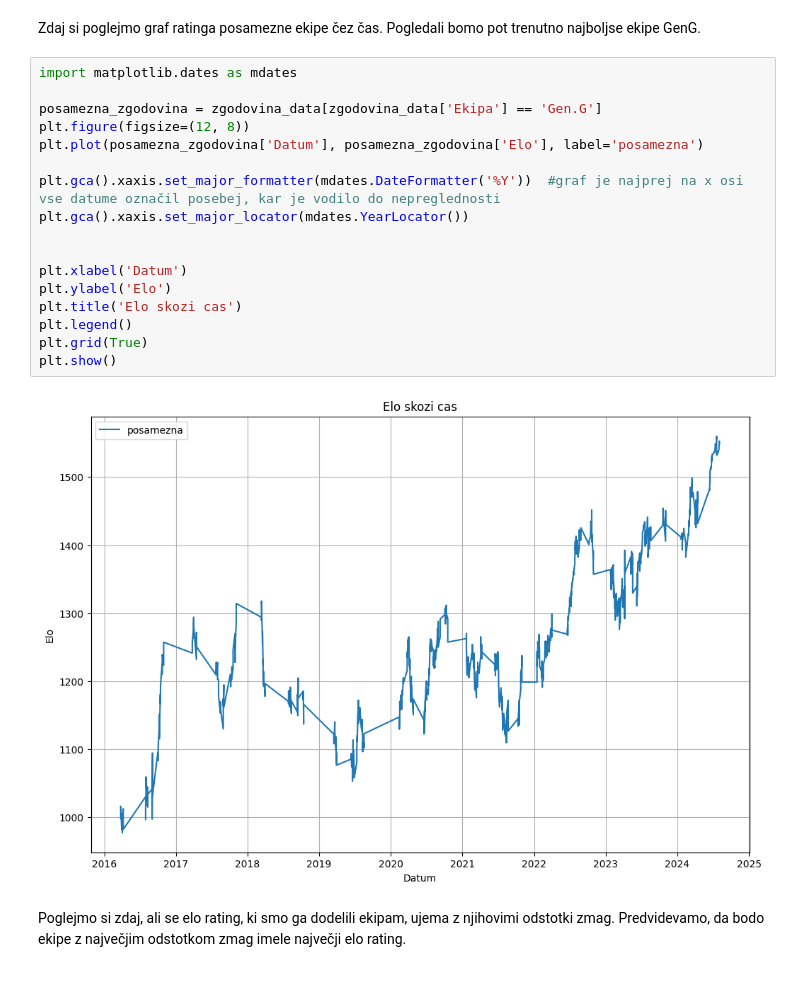
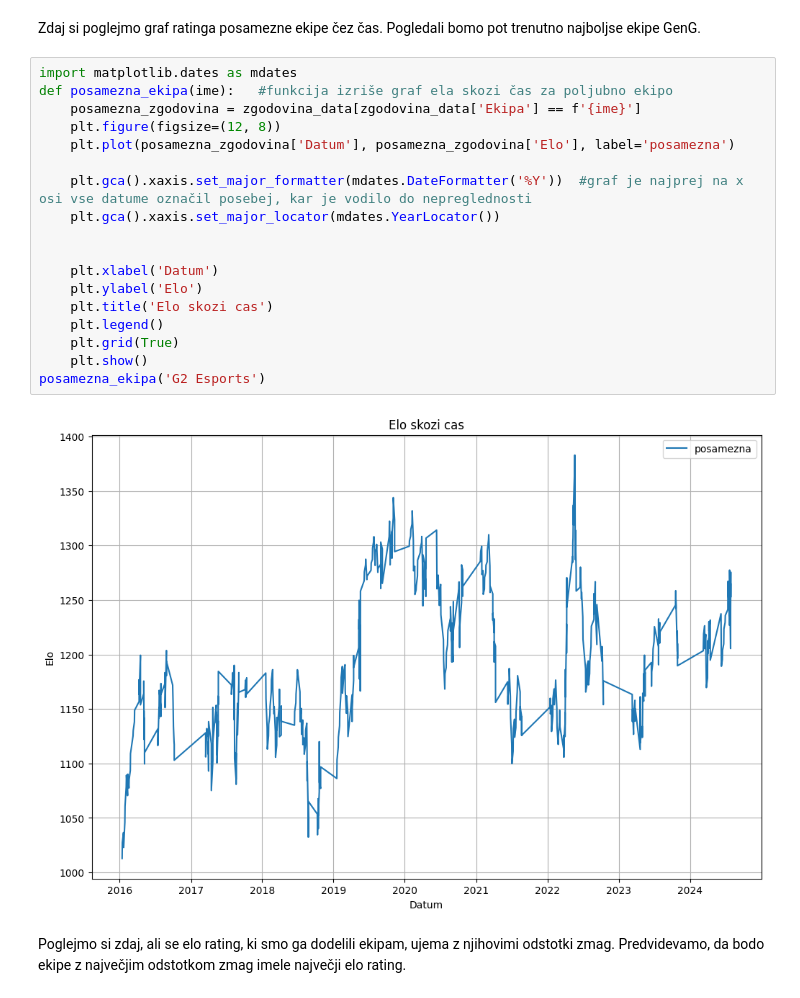
Before and after one commit to matijaderganc/League-of-Legends-Esports-Analysis, a Jupyter notebook: analiza.ipynb, the cells around one changed output. Saved outputs shown, nothing was run; the diff lists cells and outputs as text.

```diff
--- a/analiza.ipynb
+++ b/analiza.ipynb
@@ -160,23 +128,24 @@ elo_ratings_data
 Zdaj si poglejmo graf ratinga posamezne ekipe čez čas. Pogledali bomo pot trenutno najboljse ekipe GenG.
 # %%
 import matplotlib.dates as mdates
+def posamezna_ekipa(ime):   #funkcija izriše graf ela skozi čas za poljubno ekipo
+    posamezna_zgodovina = zgodovina_data[zgodovina_data['Ekipa'] == f'{ime}']
+    plt.figure(figsize=(12, 8))
+    plt.plot(posamezna_zgodovina['Datum'], posamezna_zgodovina['Elo'], label='posamezna')
 
-posamezna_zgodovina = zgodovina_data[zgodovina_data['Ekipa'] == 'Gen.G']
-plt.figure(figsize=(12, 8))
-plt.plot(posamezna_zgodovina['Datum'], posamezna_zgodovina['Elo'], label='posamezna')
-
-plt.gca().xaxis.set_major_formatter(mdates.DateFormatter('%Y'))  #graf je najprej na x osi vse datume označil posebej, kar je vodilo do nepreglednosti
-plt.gca().xaxis.set_major_locator(mdates.YearLocator())
+    plt.gca().xaxis.set_major_formatter(mdates.DateFormatter('%Y'))  #graf je najprej na x osi vse datume označil posebej, kar je vodilo do nepreglednosti
+    plt.gca().xaxis.set_major_locator(mdates.YearLocator())
 
 
-plt.xlabel('Datum')
-plt.ylabel('Elo')
-plt.title('Elo skozi cas')
-plt.legend()
-plt.grid(True)
-plt.show()
+    plt.xlabel('Datum')
+    plt.ylabel('Elo')
+    plt.title('Elo skozi cas')
+    plt.legend()
+    plt.grid(True)
+    plt.show()
+posamezna_ekipa('G2 Esports')
 # %% [output]
-[figure, old version]
+[figure, new version]
 # %% [markdown]
 Poglejmo si zdaj, ali se elo rating, ki smo ga dodelili ekipam, ujema z njihovimi odstotki zmag. Predvidevamo, da bodo ekipe z največjim odstotkom zmag imele največji elo rating.
 # %%
```
Also changed, not shown: parts of 11 cells of this notebook.
